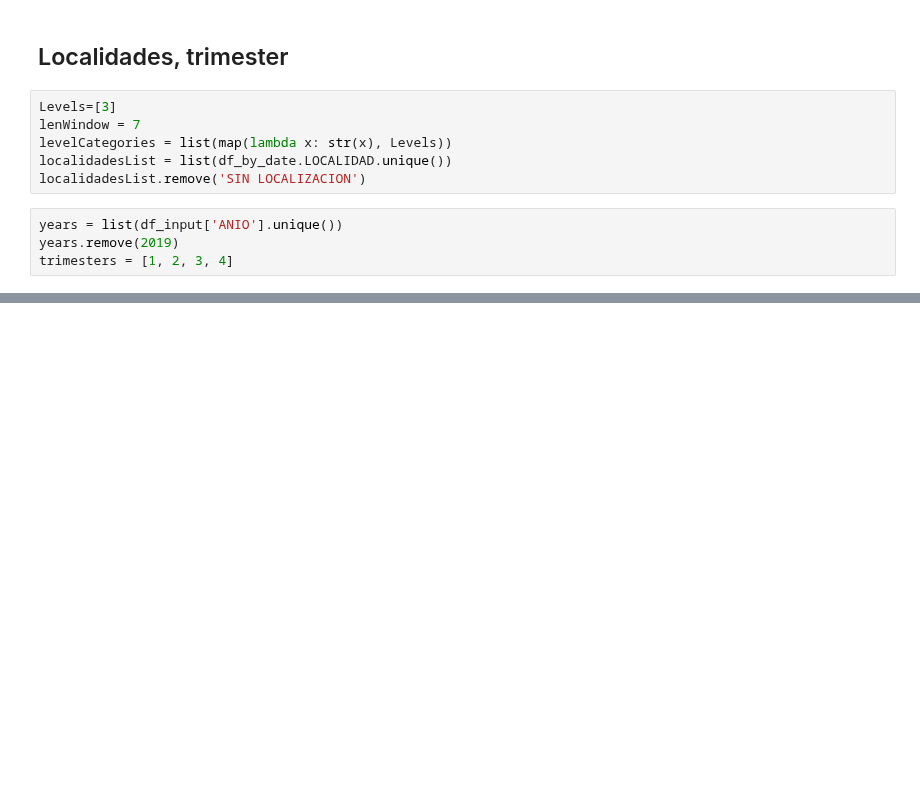
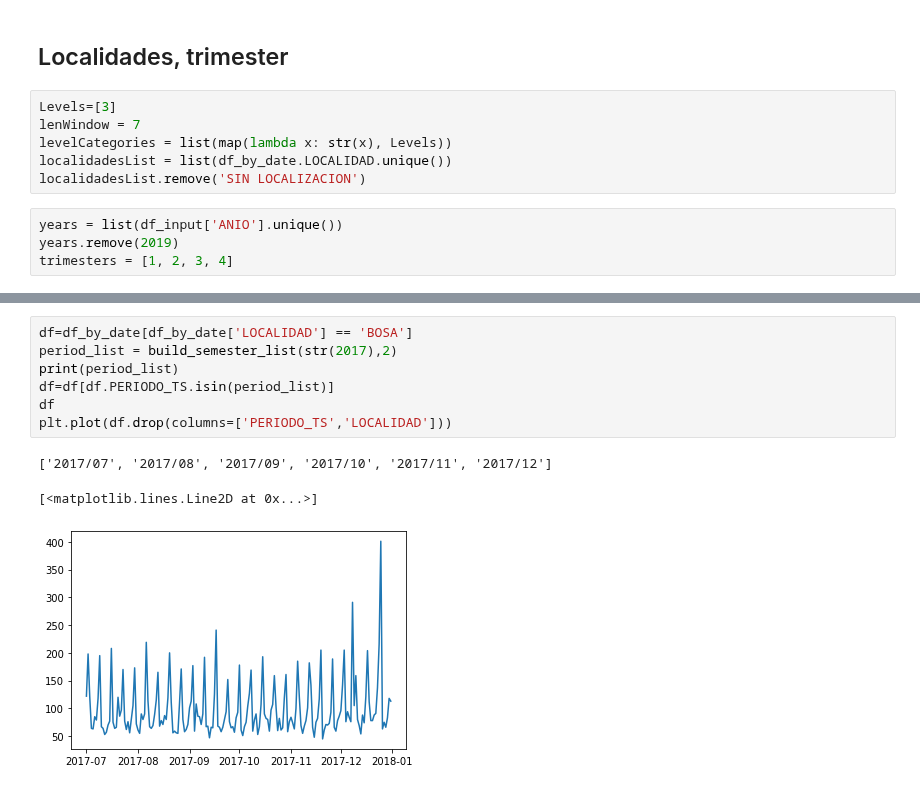
Before and after one commit to jrudascas/security_project, a Jupyter notebook: periodicity_experiments/experiment_10_predictability_reproducible.ipynb, the cells around one changed output, grey strips where cells are left out. Cells and saved outputs as stored; diff of their text form; blank space fills up the shorter version.

```diff
--- a/periodicity_experiments/experiment_10_predictability_reproducible.ipynb
+++ b/periodicity_experiments/experiment_10_predictability_reproducible.ipynb
@@ -341,0 +373,11 @@ ValueError: cannot reshape array of size 90 into shape (12,7)
+# %%
+df=df_by_date[df_by_date['LOCALIDAD'] == 'BOSA']
+period_list = build_semester_list(str(2017),2)
+print(period_list)
+df=df[df.PERIODO_TS.isin(period_list)]
+df
+plt.plot(df.drop(columns=['PERIODO_TS','LOCALIDAD']))
+# %% [output]
+['2017/07', '2017/08', '2017/09', '2017/10', '2017/11', '2017/12']
+[<matplotlib.lines.Line2D at 0x...>]
+[figure, added]
```
Also changed, not shown: parts of 7 cells of this notebook.
